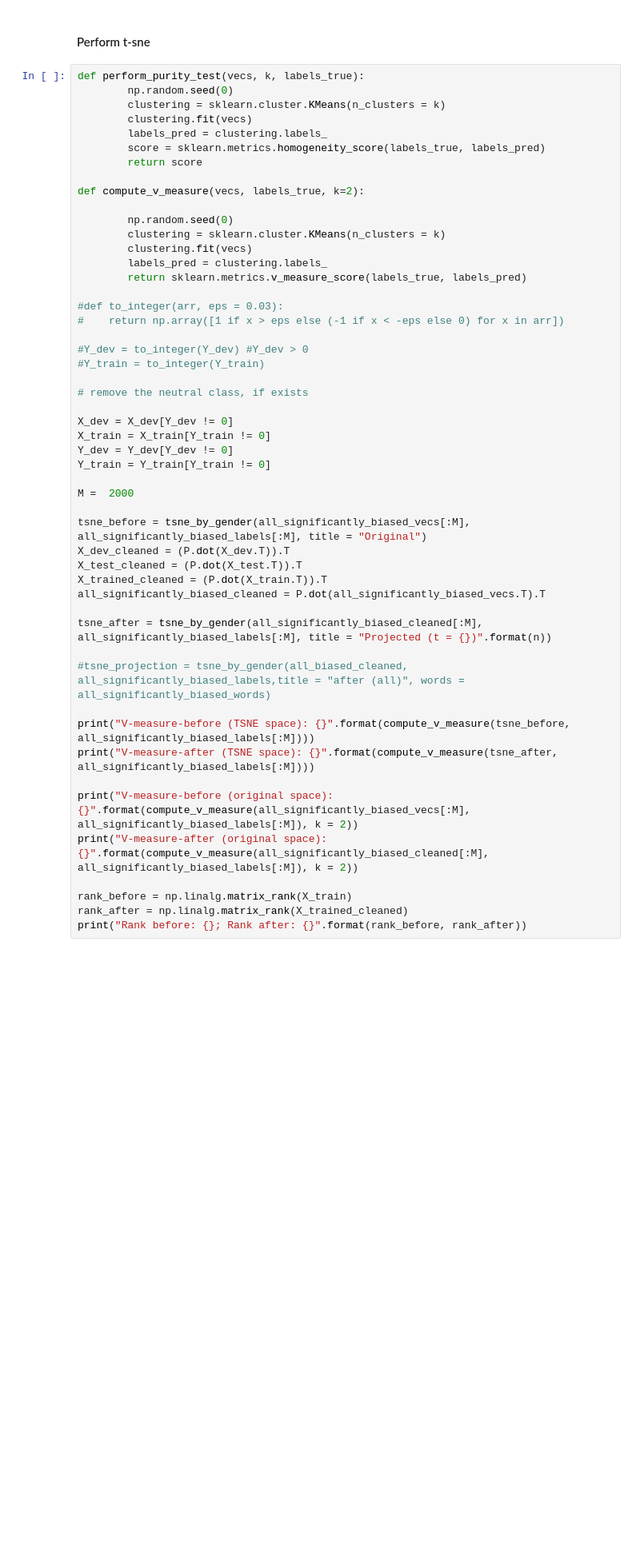
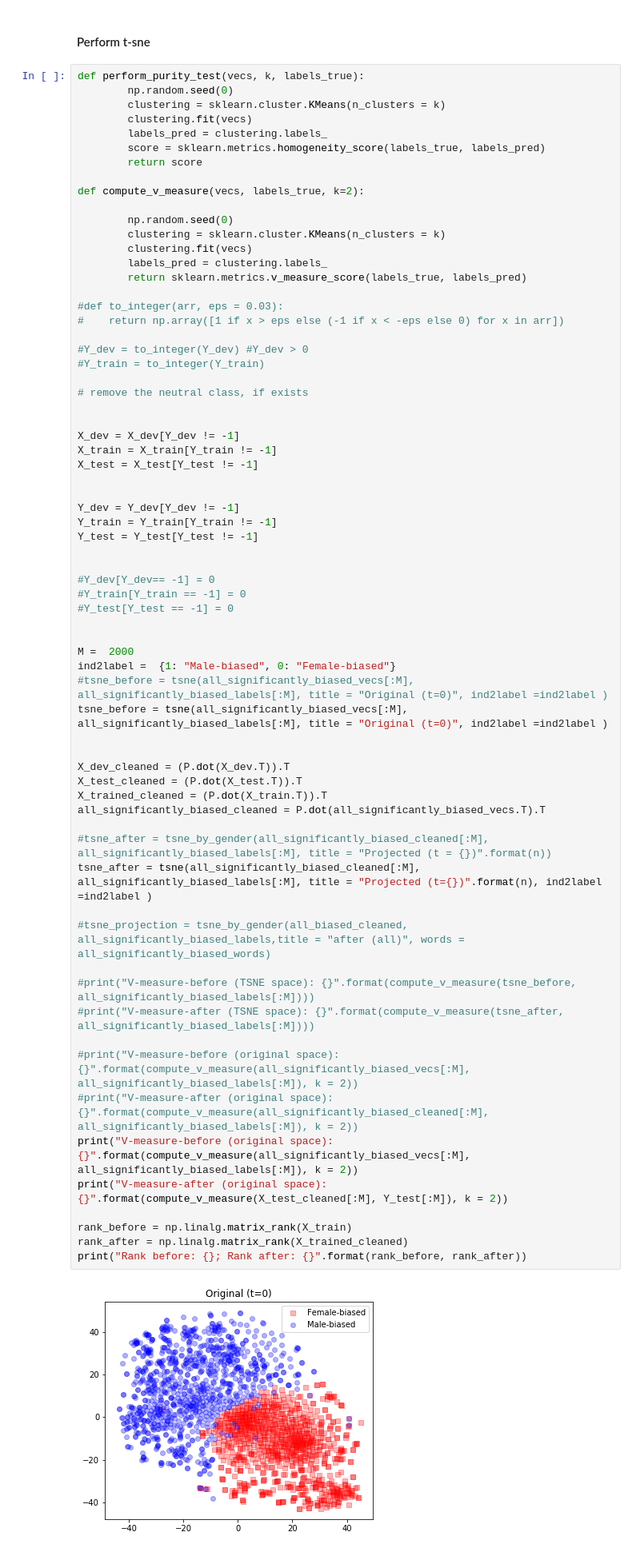
Before and after one commit to shauli-ravfogel/nullspace_projection, a Jupyter notebook: notebooks/word2vec_debiasing.ipynb, the cells around one changed output. Shown: that part at 80% size. Saved outputs shown, nothing was run; the diff lists cells and outputs as text; blank space fills up the shorter version.

```diff
--- a/notebooks/word2vec_debiasing.ipynb
+++ b/notebooks/word2vec_debiasing.ipynb
@@ -289,39 +314,57 @@ def compute_v_measure(vecs, labels_true, k=2):
         clustering.fit(vecs)
         labels_pred = clustering.labels_
         return sklearn.metrics.v_measure_score(labels_true, labels_pred)
 
 #def to_integer(arr, eps = 0.03):
 #    return np.array([1 if x > eps else (-1 if x < -eps else 0) for x in arr])
 
 #Y_dev = to_integer(Y_dev) #Y_dev > 0
 #Y_train = to_integer(Y_train)
 
 # remove the neutral class, if exists
 
-X_dev = X_dev[Y_dev != 0]
-X_train = X_train[Y_train != 0]
-Y_dev = Y_dev[Y_dev != 0]
-Y_train = Y_train[Y_train != 0]
+
+X_dev = X_dev[Y_dev != -1]
+X_train = X_train[Y_train != -1]
+X_test = X_test[Y_test != -1]
+
+
+Y_dev = Y_dev[Y_dev != -1]
+Y_train = Y_train[Y_train != -1]
+Y_test = Y_test[Y_test != -1]
+
+
+#Y_dev[Y_dev== -1] = 0
+#Y_train[Y_train == -1] = 0
+#Y_test[Y_test == -1] = 0
+
 
 M =  2000
+ind2label =  {1: "Male-biased", 0: "Female-biased"}
+#tsne_before = tsne(all_significantly_biased_vecs[:M], all_significantly_biased_labels[:M], title = "Original (t=0)", ind2label =ind2label )
+tsne_before = tsne(all_significantly_biased_vecs[:M], all_significantly_biased_labels[:M], title = "Original (t=0)", ind2label =ind2label )
 
-tsne_before = tsne_by_gender(all_significantly_biased_vecs[:M], all_significantly_biased_labels[:M], title = "Original")
+
 X_dev_cleaned = (P.dot(X_dev.T)).T
 X_test_cleaned = (P.dot(X_test.T)).T
 X_trained_cleaned = (P.dot(X_train.T)).T
 all_significantly_biased_cleaned = P.dot(all_significantly_biased_vecs.T).T
 
-tsne_after = tsne_by_gender(all_significantly_biased_cleaned[:M], all_significantly_biased_labels[:M], title = "Projected (t = {})".format(n))
+#tsne_after = tsne_by_gender(all_significantly_biased_cleaned[:M], all_significantly_biased_labels[:M], title = "Projected (t = {})".format(n))
+tsne_after = tsne(all_significantly_biased_cleaned[:M], all_significantly_biased_labels[:M], title = "Projected (t={})".format(n), ind2label =ind2label )
 
 #tsne_projection = tsne_by_gender(all_biased_cleaned, all_significantly_biased_labels,title = "after (all)", words = all_significantly_biased_words)
 
-print("V-measure-before (TSNE space): {}".format(compute_v_measure(tsne_before, all_significantly_biased_labels[:M])))
-print("V-measure-after (TSNE space): {}".format(compute_v_measure(tsne_after, all_significantly_biased_labels[:M])))
+#print("V-measure-before (TSNE space): {}".format(compute_v_measure(tsne_before, all_significantly_biased_labels[:M])))
+#print("V-measure-after (TSNE space): {}".format(compute_v_measure(tsne_after, all_significantly_biased_labels[:M])))
 
+#print("V-measure-before (original space): {}".format(compute_v_measure(all_significantly_biased_vecs[:M], all_significantly_biased_labels[:M]), k = 2))
+#print("V-measure-after (original space): {}".format(compute_v_measure(all_significantly_biased_cleaned[:M], all_significantly_biased_labels[:M]), k = 2))
 print("V-measure-before (original space): {}".format(compute_v_measure(all_significantly_biased_vecs[:M], all_significantly_biased_labels[:M]), k = 2))
-print("V-measure-after (original space): {}".format(compute_v_measure(all_significantly_biased_cleaned[:M], all_significantly_biased_labels[:M]), k = 2))
+print("V-measure-after (original space): {}".format(compute_v_measure(X_test_cleaned[:M], Y_test[:M]), k = 2))
 
 rank_before = np.linalg.matrix_rank(X_train)
 rank_after = np.linalg.matrix_rank(X_trained_cleaned)
 print("Rank before: {}; Rank after: {}".format(rank_before, rank_after))
 # %% [output]
+[figure, new version]
```
Also changed, not shown: parts of 31 cells of this notebook.
